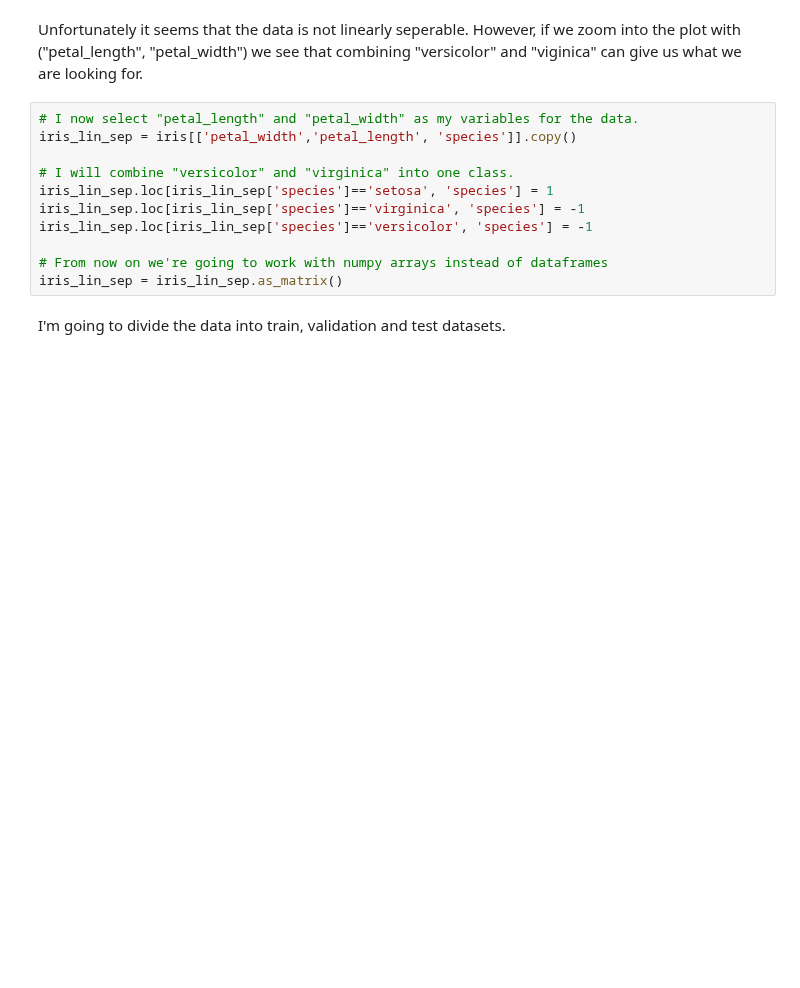
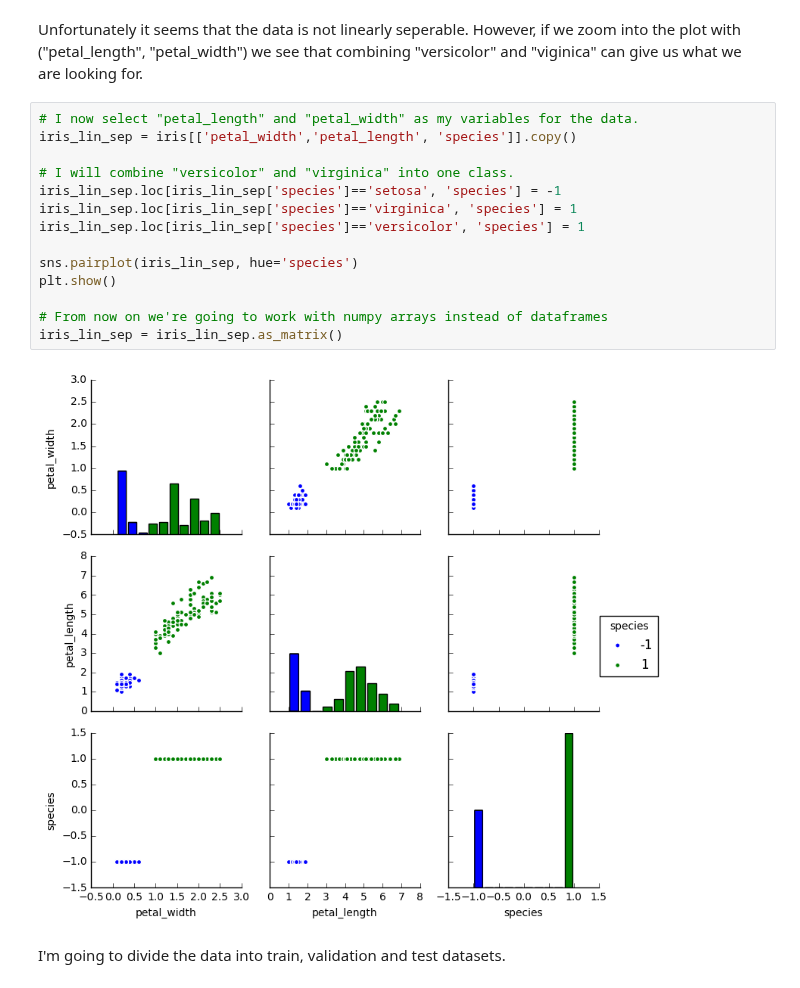
Before and after one commit to reza-asad/SVM-with-SMO, a Jupyter notebook: SVM.ipynb, the cells around one changed output. Saved outputs shown, nothing was run; the diff lists cells and outputs as text; blank space fills up the shorter version.

```diff
--- a/SVM.ipynb
+++ b/SVM.ipynb
@@ -28,14 +28,19 @@ Unfortunately it seems that the data is not linearly seperable. However, if we z
 # %%
 # I now select "petal_length" and "petal_width" as my variables for the data.
 iris_lin_sep = iris[['petal_width','petal_length', 'species']].copy()
 
 # I will combine "versicolor" and "virginica" into one class.
-iris_lin_sep.loc[iris_lin_sep['species']=='setosa', 'species'] = 1
-iris_lin_sep.loc[iris_lin_sep['species']=='virginica', 'species'] = -1
-iris_lin_sep.loc[iris_lin_sep['species']=='versicolor', 'species'] = -1
+iris_lin_sep.loc[iris_lin_sep['species']=='setosa', 'species'] = -1
+iris_lin_sep.loc[iris_lin_sep['species']=='virginica', 'species'] = 1
+iris_lin_sep.loc[iris_lin_sep['species']=='versicolor', 'species'] = 1
+
+sns.pairplot(iris_lin_sep, hue='species')
+plt.show()
 
 # From now on we're going to work with numpy arrays instead of dataframes
 iris_lin_sep = iris_lin_sep.as_matrix()
+# %% [output]
+[figure, added]
 # %% [markdown]
 I'm going to divide the data into train, validation and test datasets.
 # %%
```
Also changed, not shown: parts of 10 cells of this notebook, 2 other files.
